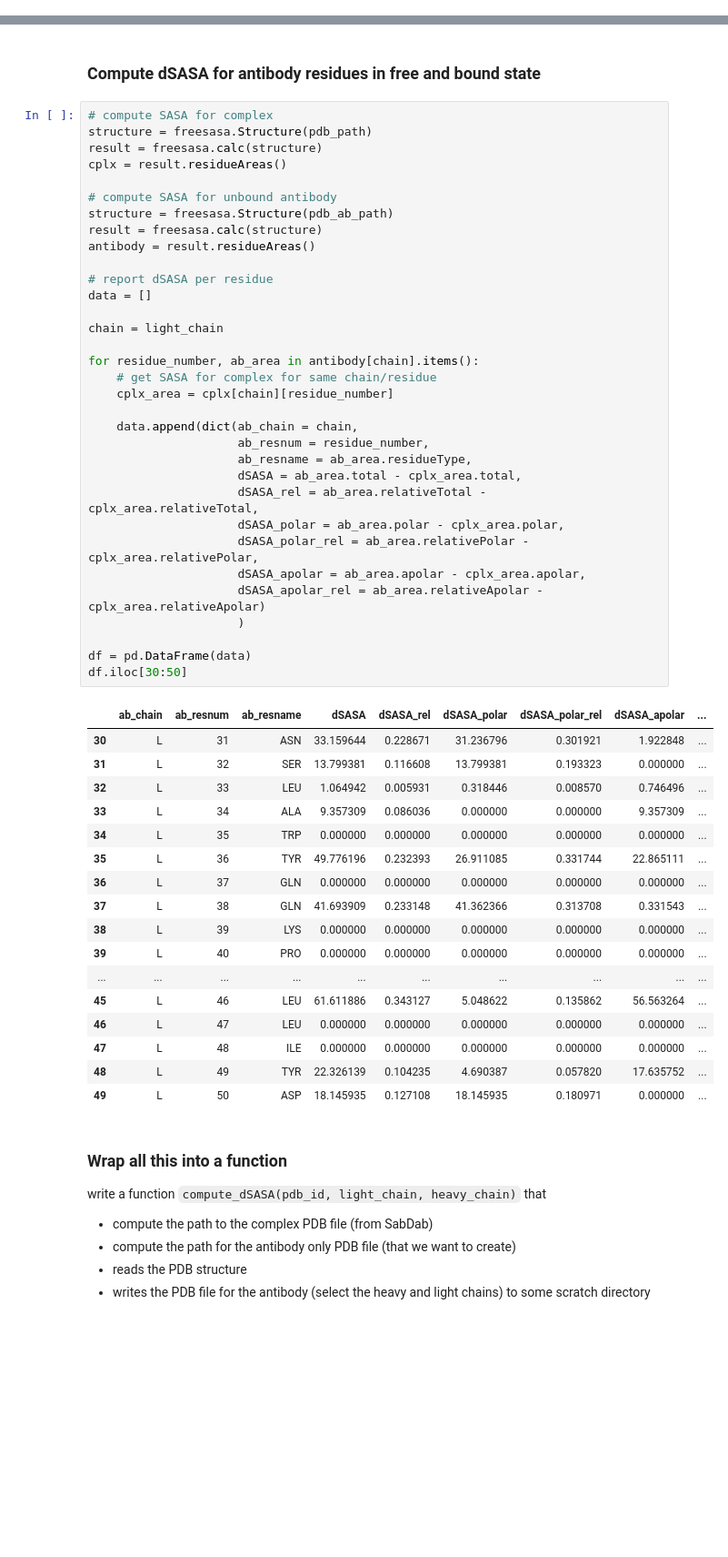
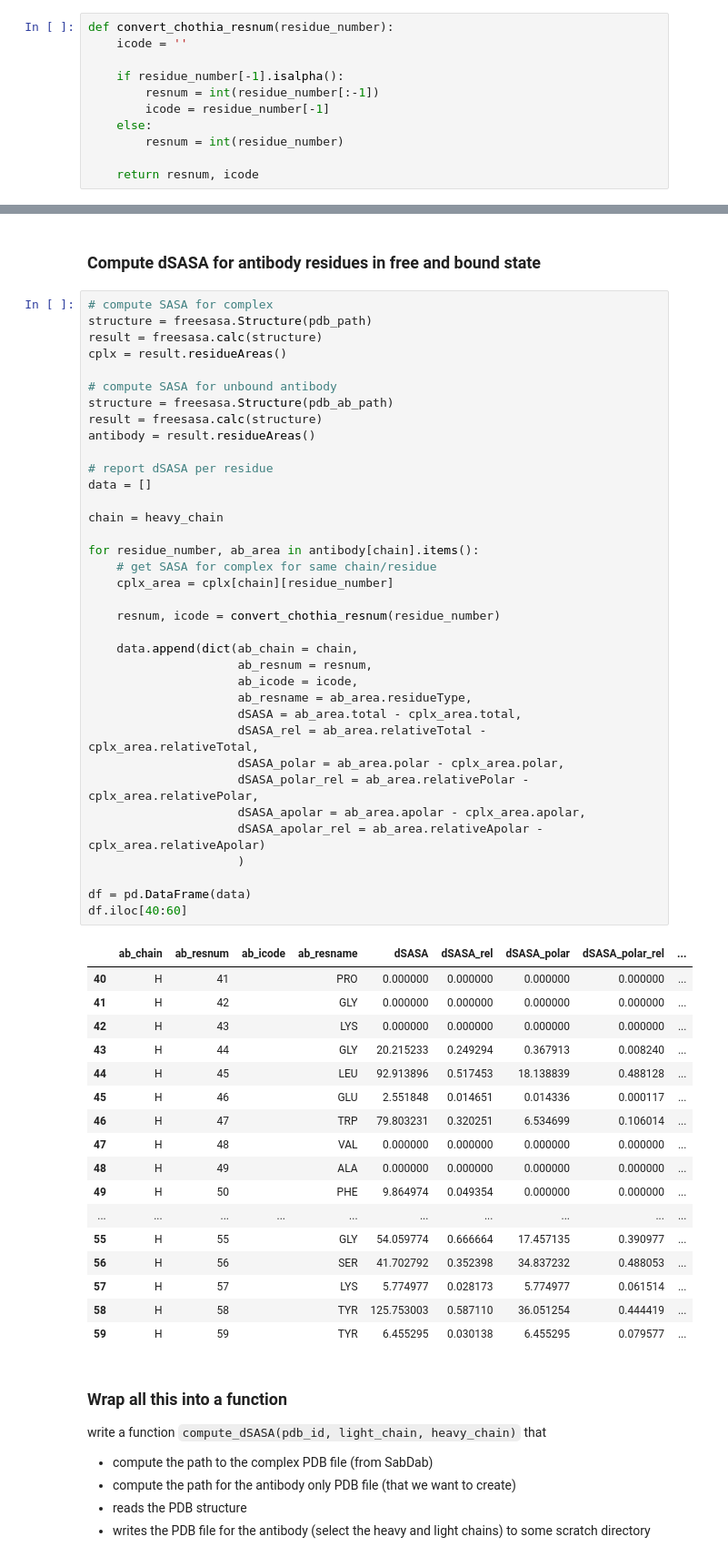
Before and after one commit to mfz/sabdab, a Jupyter notebook: notebooks/10_tutorial_freeSASA.ipynb, the cells around one changed output, grey strips where cells are left out. Shown: that part at 91% size. Drawn from its saved outputs; the diff is of its cells as text; blank space fills up the shorter version.

```diff
--- a/notebooks/10_tutorial_freeSASA.ipynb
+++ b/notebooks/10_tutorial_freeSASA.ipynb
@@ -83,3 +83,14 @@ df.iloc[40:70]
 | 67 | H | 67 | PHE | 7.171567 | 0.035879 | 6.883638 | 0.197013 | 0.287929 | ... |
 | 68 | H | 68 | THR | 74.148156 | 0.527370 | 26.251318 | 0.396845 | 47.896838 | ... |
 | 69 | H | 69 | ILE | 3.455529 | 0.019664 | 3.401988 | 0.092320 | 0.053541 | ... |
+# %%
+def convert_chothia_resnum(residue_number):
+    icode = ''
+
+    if residue_number[-1].isalpha():
+        resnum = int(residue_number[:-1])
+        icode = residue_number[-1]
+    else:
+        resnum = int(residue_number)
+
+    return resnum, icode
@@ -126,53 +141,56 @@ io.save(pdb_ab_path, select = ChainSelect([light_chain, heavy_chain]))
 # compute SASA for complex
 structure = freesasa.Structure(pdb_path)
 result = freesasa.calc(structure)
 cplx = result.residueAreas()
 
 # compute SASA for unbound antibody
 structure = freesasa.Structure(pdb_ab_path)
 result = freesasa.calc(structure)
 antibody = result.residueAreas()
 
 # report dSASA per residue
 data = []
 
-chain = light_chain
+chain = heavy_chain
 
 for residue_number, ab_area in antibody[chain].items():
     # get SASA for complex for same chain/residue
     cplx_area = cplx[chain][residue_number]
 
+    resnum, icode = convert_chothia_resnum(residue_number)
+
     data.append(dict(ab_chain = chain,
-                     ab_resnum = residue_number,
+                     ab_resnum = resnum,
+                     ab_icode = icode,
                      ab_resname = ab_area.residueType,
                      dSASA = ab_area.total - cplx_area.total,
                      dSASA_rel = ab_area.relativeTotal - cplx_area.relativeTotal,
                      dSASA_polar = ab_area.polar - cplx_area.polar,
                      dSASA_polar_rel = ab_area.relativePolar - cplx_area.relativePolar,
                      dSASA_apolar = ab_area.apolar - cplx_area.apolar,
                      dSASA_apolar_rel = ab_area.relativeApolar - cplx_area.relativeApolar)
                      )
 
 df = pd.DataFrame(data)
-df.iloc[30:50]
+df.iloc[40:60]
 # %% [output]
-|  | ab_chain | ab_resnum | ab_resname | dSASA | dSASA_rel | dSASA_polar | dSASA_polar_rel | dSASA_apolar | ... |
-| 30 | L | 31 | ASN | 33.159644 | 0.228671 | 31.236796 | 0.301921 | 1.922848 | ... |
-| 31 | L | 32 | SER | 13.799381 | 0.116608 | 13.799381 | 0.193323 | 0.000000 | ... |
-| 32 | L | 33 | LEU | 1.064942 | 0.005931 | 0.318446 | 0.008570 | 0.746496 | ... |
-| 33 | L | 34 | ALA | 9.357309 | 0.086036 | 0.000000 | 0.000000 | 9.357309 | ... |
-| 34 | L | 35 | TRP | 0.000000 | 0.000000 | 0.000000 | 0.000000 | 0.000000 | ... |
-| 35 | L | 36 | TYR | 49.776196 | 0.232393 | 26.911085 | 0.331744 | 22.865111 | ... |
-| 36 | L | 37 | GLN | 0.000000 | 0.000000 | 0.000000 | 0.000000 | 0.000000 | ... |
-| 37 | L | 38 | GLN | 41.693909 | 0.233148 | 41.362366 | 0.313708 | 0.331543 | ... |
-| 38 | L | 39 | LYS | 0.000000 | 0.000000 | 0.000000 | 0.000000 | 0.000000 | ... |
-| 39 | L | 40 | PRO | 0.000000 | 0.000000 | 0.000000 | 0.000000 | 0.000000 | ... |
+|  | ab_chain | ab_resnum | ab_icode | ab_resname | dSASA | dSASA_rel | dSASA_polar | dSASA_polar_rel | ... |
+| 40 | H | 41 |  | PRO | 0.000000 | 0.000000 | 0.000000 | 0.000000 | ... |
+| 41 | H | 42 |  | GLY | 0.000000 | 0.000000 | 0.000000 | 0.000000 | ... |
+| 42 | H | 43 |  | LYS | 0.000000 | 0.000000 | 0.000000 | 0.000000 | ... |
+| 43 | H | 44 |  | GLY | 20.215233 | 0.249294 | 0.367913 | 0.008240 | ... |
+| 44 | H | 45 |  | LEU | 92.913896 | 0.517453 | 18.138839 | 0.488128 | ... |
+| 45 | H | 46 |  | GLU | 2.551848 | 0.014651 | 0.014336 | 0.000117 | ... |
+| 46 | H | 47 |  | TRP | 79.803231 | 0.320251 | 6.534699 | 0.106014 | ... |
+| 47 | H | 48 |  | VAL | 0.000000 | 0.000000 | 0.000000 | 0.000000 | ... |
+| 48 | H | 49 |  | ALA | 0.000000 | 0.000000 | 0.000000 | 0.000000 | ... |
+| 49 | H | 50 |  | PHE | 9.864974 | 0.049354 | 0.000000 | 0.000000 | ... |
 | ... | ... | ... | ... | ... | ... | ... | ... | ... | ... |
-| 45 | L | 46 | LEU | 61.611886 | 0.343127 | 5.048622 | 0.135862 | 56.563264 | ... |
-| 46 | L | 47 | LEU | 0.000000 | 0.000000 | 0.000000 | 0.000000 | 0.000000 | ... |
-| 47 | L | 48 | ILE | 0.000000 | 0.000000 | 0.000000 | 0.000000 | 0.000000 | ... |
-| 48 | L | 49 | TYR | 22.326139 | 0.104235 | 4.690387 | 0.057820 | 17.635752 | ... |
-| 49 | L | 50 | ASP | 18.145935 | 0.127108 | 18.145935 | 0.180971 | 0.000000 | ... |
+| 55 | H | 55 |  | GLY | 54.059774 | 0.666664 | 17.457135 | 0.390977 | ... |
+| 56 | H | 56 |  | SER | 41.702792 | 0.352398 | 34.837232 | 0.488053 | ... |
+| 57 | H | 57 |  | LYS | 5.774977 | 0.028173 | 5.774977 | 0.061514 | ... |
+| 58 | H | 58 |  | TYR | 125.753003 | 0.587110 | 36.051254 | 0.444419 | ... |
+| 59 | H | 59 |  | TYR | 6.455295 | 0.030138 | 6.455295 | 0.079577 | ... |
 # %% [markdown]
 ### Wrap all this into a function
 
```
Also changed, not shown: parts of 3 cells of this notebook, 1 other file.
